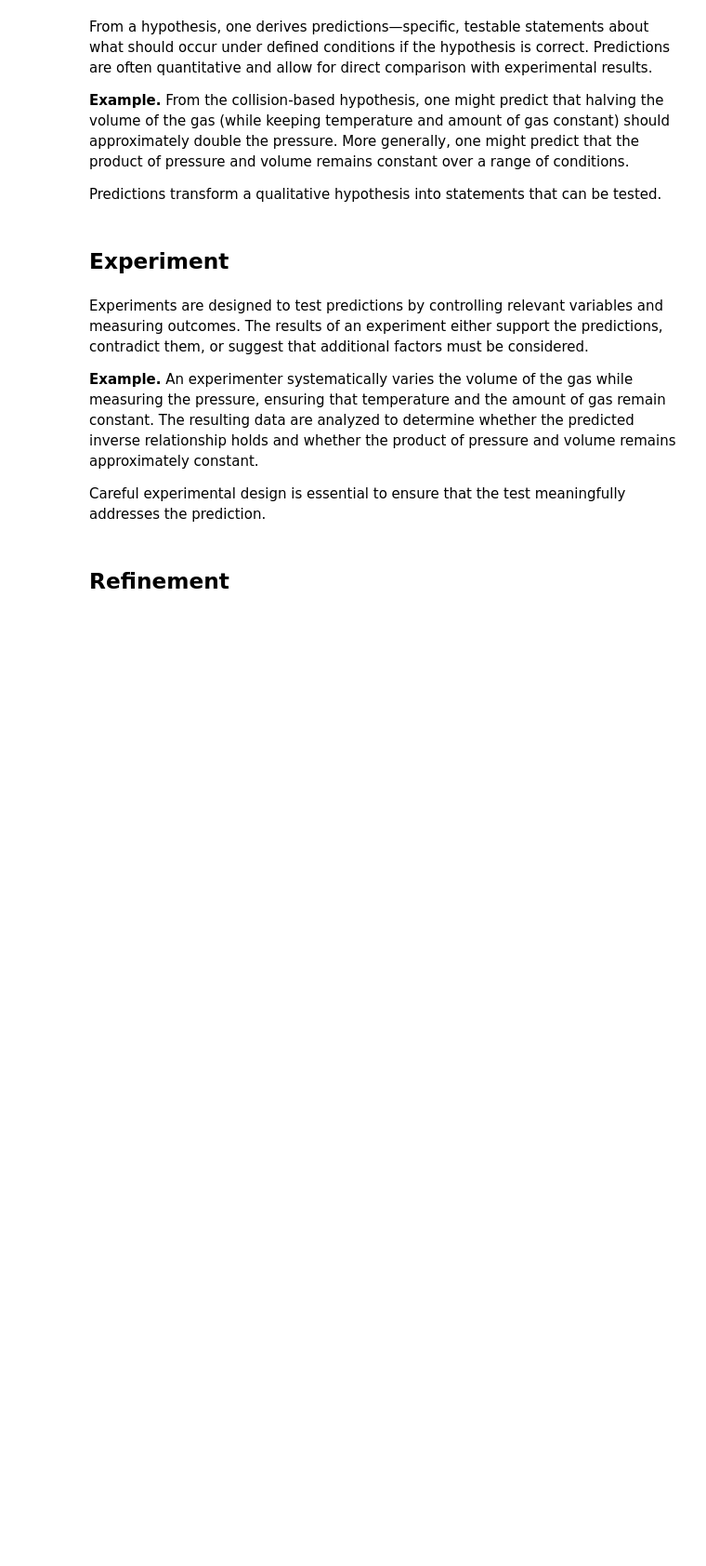
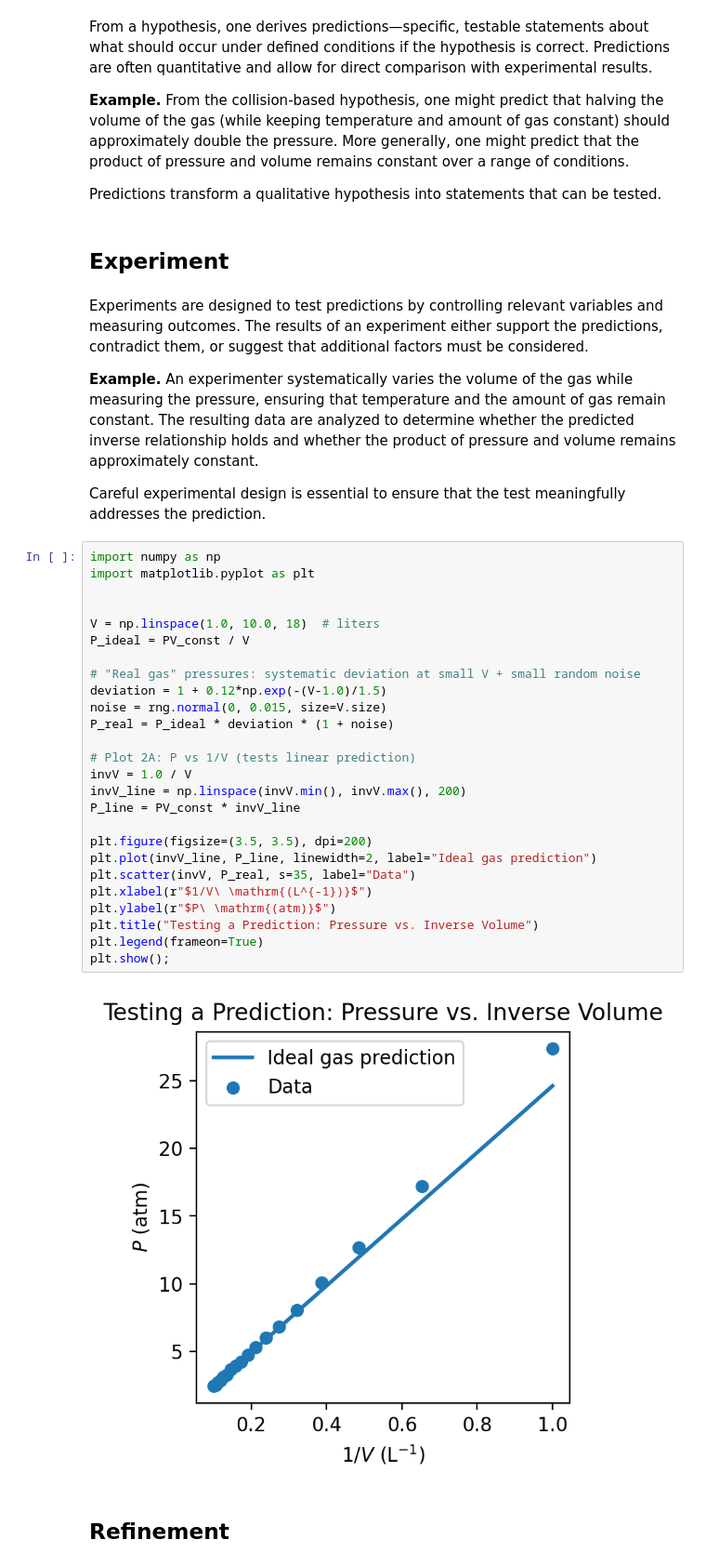
Before and after one commit to mccullaghlab/mccullaghlab.github.io, a Jupyter notebook: Chemistry_Lessons_Jupyter_Notebooks/_build/jupyter_execute/computational_chemistry/Models_in_the_Scientific_Method.ipynb, the cells around one changed output. Shown at 93% size. Cells and saved outputs as stored; diff of their text form; blank space fills up the shorter version.

```diff
--- a/Chemistry_Lessons_Jupyter_Notebooks/_build/jupyter_execute/computational_chemistry/Models_in_the_Scientific_Method.ipynb
+++ b/Chemistry_Lessons_Jupyter_Notebooks/_build/jupyter_execute/computational_chemistry/Models_in_the_Scientific_Method.ipynb
@@ -77,6 +150,34 @@ the product of pressure and volume remains approximately constant.
 
 Careful experimental design is essential to ensure that the test meaningfully addresses the
 prediction.
+# %%
+import numpy as np
+import matplotlib.pyplot as plt
+
+
+V = np.linspace(1.0, 10.0, 18)  # liters
+P_ideal = PV_const / V
+
+# "Real gas" pressures: systematic deviation at small V + small random noise
+deviation = 1 + 0.12*np.exp(-(V-1.0)/1.5)
+noise = rng.normal(0, 0.015, size=V.size)
+P_real = P_ideal * deviation * (1 + noise)
+
+# Plot 2A: P vs 1/V (tests linear prediction)
+invV = 1.0 / V
+invV_line = np.linspace(invV.min(), invV.max(), 200)
+P_line = PV_const * invV_line
+
+plt.figure(figsize=(3.5, 3.5), dpi=200)
+plt.plot(invV_line, P_line, linewidth=2, label="Ideal gas prediction")
+plt.scatter(invV, P_real, s=35, label="Data")
+plt.xlabel(r"$1/V\ \mathrm{(L^{-1})}$")
+plt.ylabel(r"$P\ \mathrm{(atm)}$")
+plt.title("Testing a Prediction: Pressure vs. Inverse Volume")
+plt.legend(frameon=True)
+plt.show();
+# %% [output]
+[figure, added]
 # %% [markdown]
 ## Refinement
 # %% [markdown]
```
Also changed, not shown: parts of 6 cells of this notebook, 13 other files.
